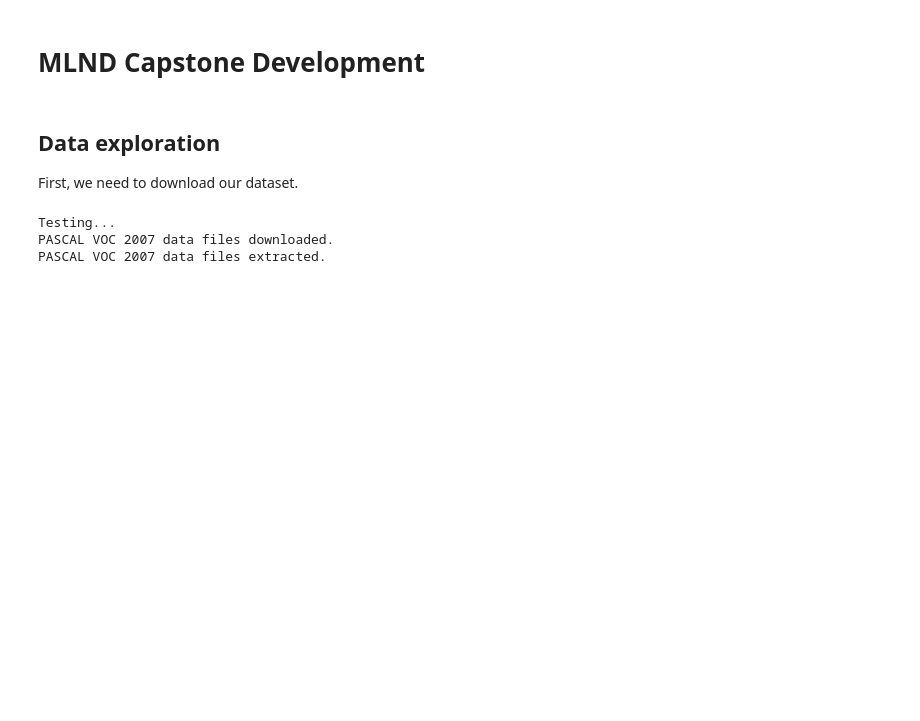
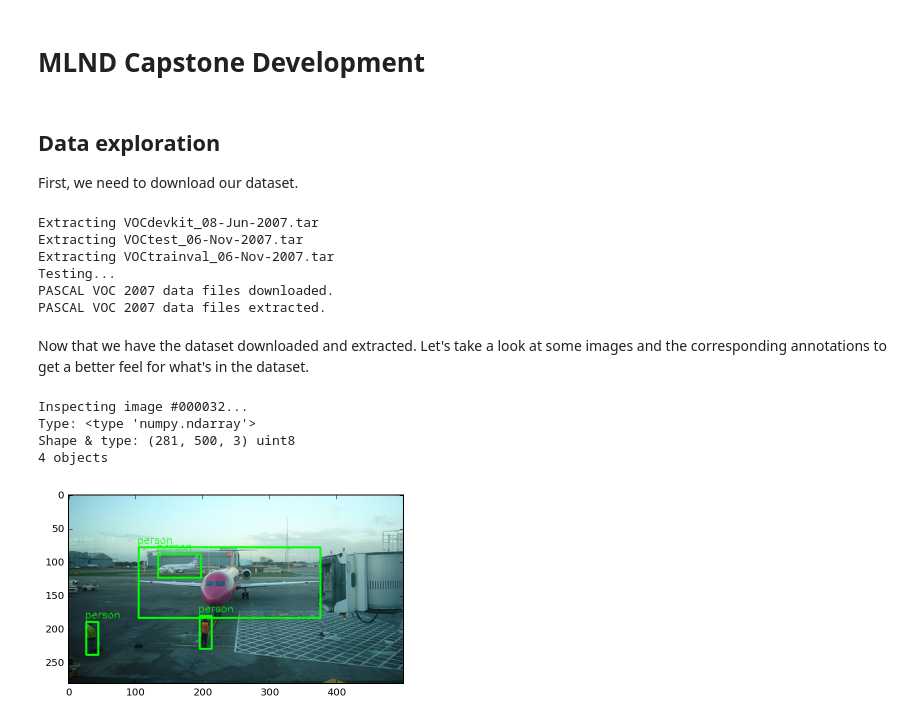
Before and after one commit to treybean/mlnd-captstone-object-detection, a Jupyter notebook: development.ipynb, the cells around one changed output. Saved outputs shown, nothing was run; the diff lists cells and outputs as text; code cells hidden in the pictures; blank space fills up the shorter version.

Commit message:
Inspect how PASCAL VOC 2007 dataset is organized and create ability to inspect a specific image

```diff
--- a/development.ipynb
+++ b/development.ipynb
@@ -51,6 +51,7 @@ for filename, url in pascal_2007_files.iteritems():
     # Extract data achrive files
     # Todo: Consider checking for already existing extractions, so we don't
     # have to re-extract the files.
+    print "Extracting {}".format(filename)
     with tarfile.open(filepath) as tar:
         tar.extractall("{}/".format(pascal_2007_folderpath))
         tar.close()
@@ -59,6 +60,74 @@ print 'Testing...'
 tests.test_pascal_2007_downloads()
 tests.test_pascal_2007_extracts()
 # %% [output]
+Extracting VOCdevkit_08-Jun-2007.tar
+Extracting VOCtest_06-Nov-2007.tar
+Extracting VOCtrainval_06-Nov-2007.tar
 Testing...
 PASCAL VOC 2007 data files downloaded.
 PASCAL VOC 2007 data files extracted.
+# %% [markdown]
+Now that we have the dataset downloaded and extracted. Let's take a look at some images and the corresponding annotations to get a better feel for what's in the dataset.
+# %%
+%matplotlib inline
+%config InlineBackend.figure_format = 'retina'
+
+import matplotlib.pyplot as plt
+import xml.etree.ElementTree as ET
+import cv2
+from scipy.ndimage import imread
+
+def load_image(image_id):
+    example_image_path = '{}/VOCdevkit/VOC2007/JPEGImages/{}.jpg'.format(pascal_2007_folderpath, image_id)
+    return imread(example_image_path)
+
+def parse_annotations_for_image(image_id):
+    example_image_annotations_path = '{}/VOCdevkit/VOC2007/Annotations/{}.xml'.format(pascal_2007_folderpath, image_id)
+    tree = ET.parse(example_image_annotations_path)
+
+    objects = []
+
+    for obj in tree.getroot().findall('object'):
+        name = obj.find('name').text
+        difficult = obj.find('difficult').text
+
+        xmin = int(obj.find('bndbox').find('xmin').text)
+        xmax = int(obj.find('bndbox').find('xmax').text)
+        ymin = int(obj.find('bndbox').find('ymin').text)
+        ymax = int(obj.find('bndbox').find('ymax').text)
+
+        objects.append({'name': name,
+                        'difficult': difficult,
+                        'xmin': xmin,
+                        'xmax': xmax,
+                        'ymin': ymin,
+                        'ymax': ymax})
+
+    return objects
+
+def draw_bounding_boxes_on_image(image, objects):
+    bounding_box_color = (0, 255, 0)
+
+    for obj in objects:
+        cv2.rectangle(image, (obj['xmin'], obj['ymin']), (obj['xmax'], obj['ymax']), bounding_box_color, 2)
+        cv2.putText(image, name, (obj['xmin'] - 2, obj['ymin'] - 6), 0, 0.5, bounding_box_color)
+
+def inspect_image(image_id):
+    image = load_image(image_id)
+    objects = parse_annotations_for_image(image_id)
+    draw_bounding_boxes_on_image(image, objects)
+
+    print 'Inspecting image #{}...'.format(image_id)
+    print 'Type: {}'.format(type(image))
+    print 'Shape & type: {} {}'.format(image.shape, image.dtype)
+    print len(objects), 'objects'
+
+    plt.imshow(image)
+
+inspect_image('000032')
+# %% [output]
+Inspecting image #000032...
+Type: <type 'numpy.ndarray'>
+Shape & type: (281, 500, 3) uint8
+4 objects
+[figure, added]
```
Also changed, not shown: 1 other file.
